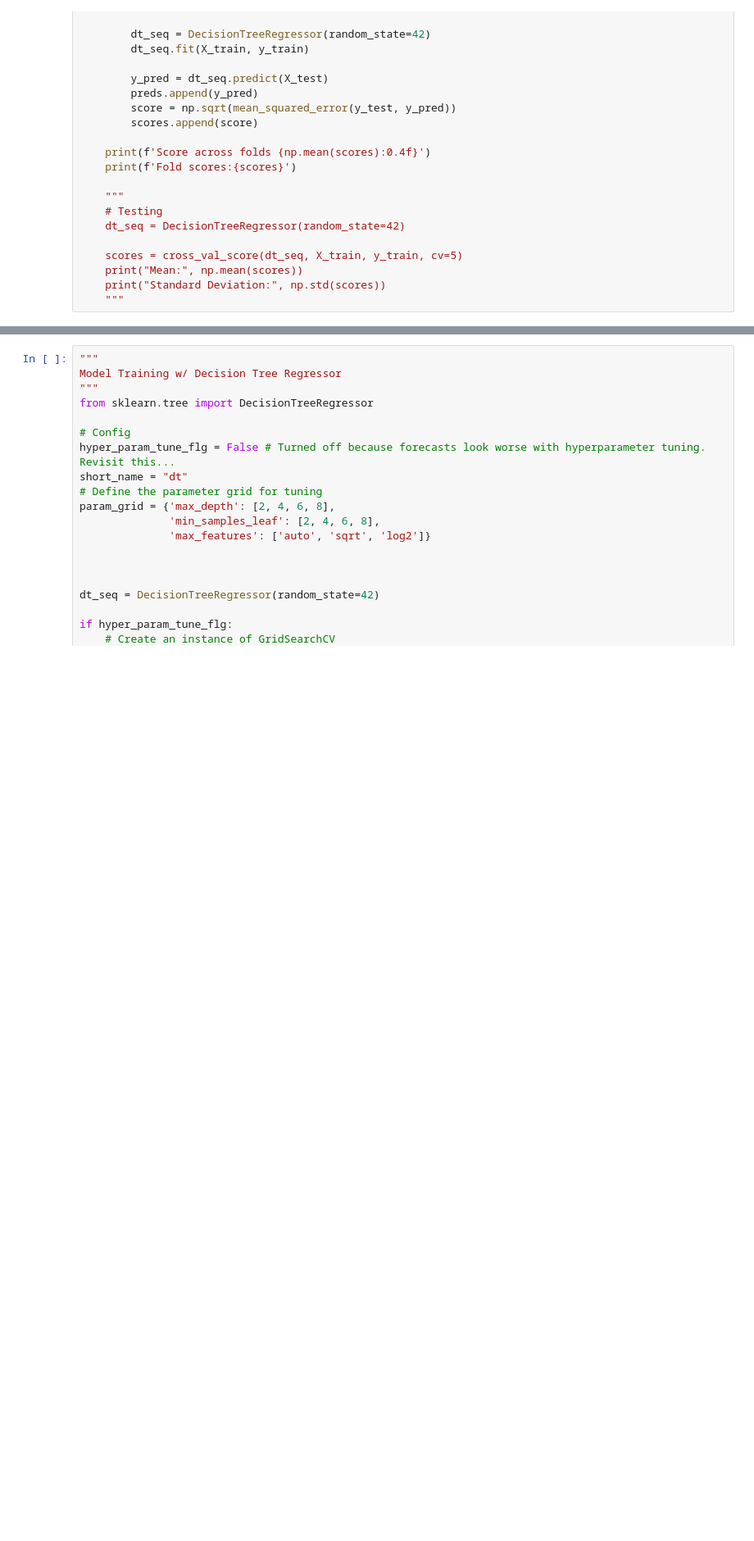
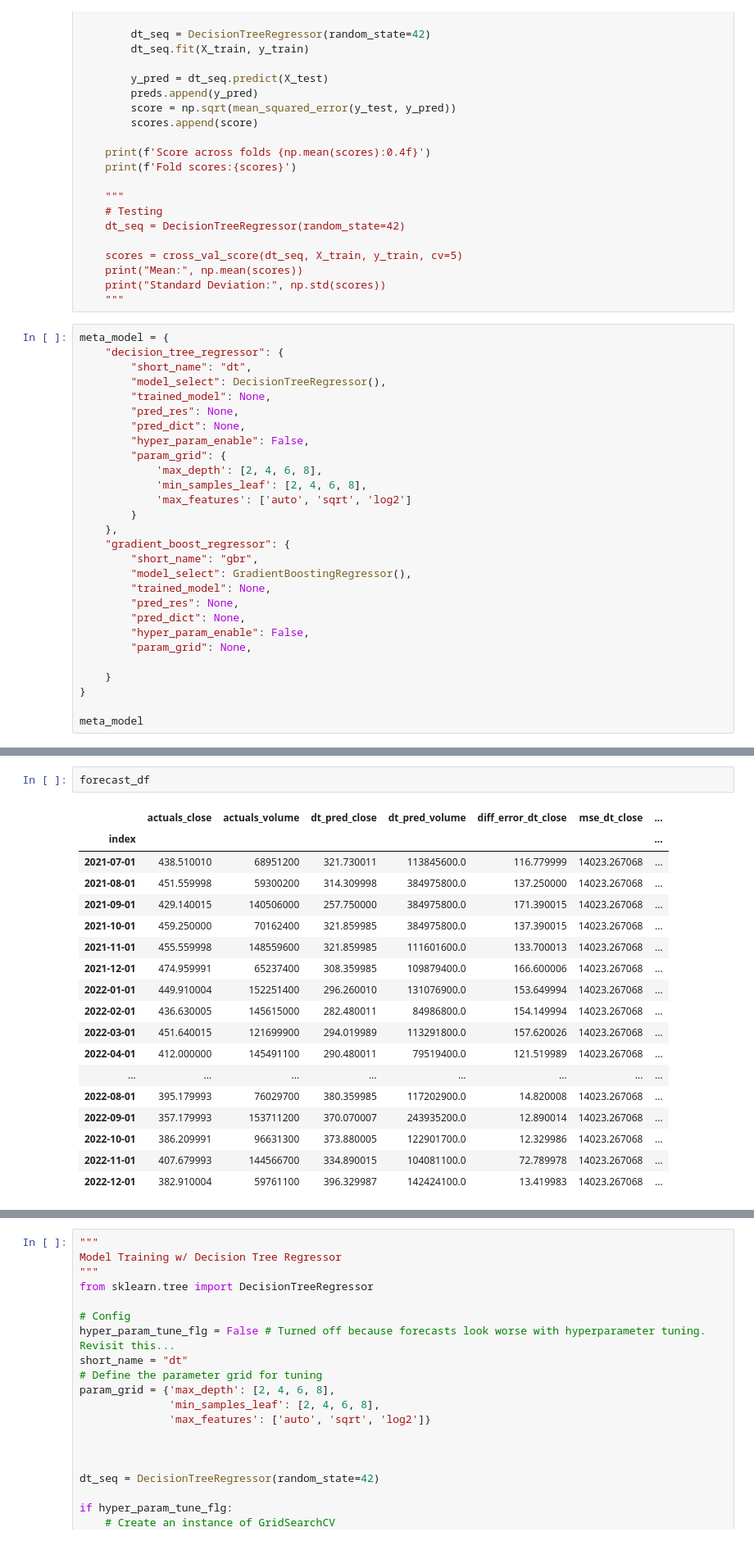
Before and after one commit to IllegalOpcode007/mlForecast, a Jupyter notebook: skLearnForecast.ipynb, the cells around one changed output, grey strips where cells are left out. Shown at 82% size. Saved outputs shown, nothing was run; the diff lists cells and outputs as text; blank space fills up the shorter version.

```diff
--- a/skLearnForecast.ipynb
+++ b/skLearnForecast.ipynb
@@ -415,3 +423,31 @@ if tss_enable:
     print("Mean:", np.mean(scores))
     print("Standard Deviation:", np.std(scores))
     """
+# %%
+meta_model = {
+    "decision_tree_regressor": {
+        "short_name": "dt",
+        "model_select": DecisionTreeRegressor(),
+        "trained_model": None,
+        "pred_res": None,
+        "pred_dict": None,
+        "hyper_param_enable": False,
+        "param_grid": {
+            'max_depth': [2, 4, 6, 8],
+            'min_samples_leaf': [2, 4, 6, 8],
+            'max_features': ['auto', 'sqrt', 'log2']
+        }
+    },
+    "gradient_boost_regressor": {
+        "short_name": "gbr",
+        "model_select": GradientBoostingRegressor(),
+        "trained_model": None,
+        "pred_res": None,
+        "pred_dict": None,
+        "hyper_param_enable": False,
+        "param_grid": None,
+
+    }
+}
+
+meta_model
@@ -417,0 +561,21 @@ if tss_enable:
+# %%
+forecast_df
+# %% [output]
+|  | actuals_close | actuals_volume | dt_pred_close | dt_pred_volume | diff_error_dt_close | mse_dt_close | ... |
+| index |  |  |  |  |  |  | ... |
+| 2021-07-01 | 438.510010 | 68951200 | 321.730011 | 113845600.0 | 116.779999 | 14023.267068 | ... |
+| 2021-08-01 | 451.559998 | 59300200 | 314.309998 | 384975800.0 | 137.250000 | 14023.267068 | ... |
+| 2021-09-01 | 429.140015 | 140506000 | 257.750000 | 384975800.0 | 171.390015 | 14023.267068 | ... |
+| 2021-10-01 | 459.250000 | 70162400 | 321.859985 | 384975800.0 | 137.390015 | 14023.267068 | ... |
+| 2021-11-01 | 455.559998 | 148559600 | 321.859985 | 111601600.0 | 133.700013 | 14023.267068 | ... |
+| 2021-12-01 | 474.959991 | 65237400 | 308.359985 | 109879400.0 | 166.600006 | 14023.267068 | ... |
+| 2022-01-01 | 449.910004 | 152251400 | 296.260010 | 131076900.0 | 153.649994 | 14023.267068 | ... |
+| 2022-02-01 | 436.630005 | 145615000 | 282.480011 | 84986800.0 | 154.149994 | 14023.267068 | ... |
+| 2022-03-01 | 451.640015 | 121699900 | 294.019989 | 113291800.0 | 157.620026 | 14023.267068 | ... |
+| 2022-04-01 | 412.000000 | 145491100 | 290.480011 | 79519400.0 | 121.519989 | 14023.267068 | ... |
+| ... | ... | ... | ... | ... | ... | ... | ... |
+| 2022-08-01 | 395.179993 | 76029700 | 380.359985 | 117202900.0 | 14.820008 | 14023.267068 | ... |
+| 2022-09-01 | 357.179993 | 153711200 | 370.070007 | 243935200.0 | 12.890014 | 14023.267068 | ... |
+| 2022-10-01 | 386.209991 | 96631300 | 373.880005 | 122901700.0 | 12.329986 | 14023.267068 | ... |
+| 2022-11-01 | 407.679993 | 144566700 | 334.890015 | 104081100.0 | 72.789978 | 14023.267068 | ... |
+| 2022-12-01 | 382.910004 | 59761100 | 396.329987 | 142424100.0 | 13.419983 | 14023.267068 | ... |
```
Also changed, not shown: parts of 11 cells of this notebook.
